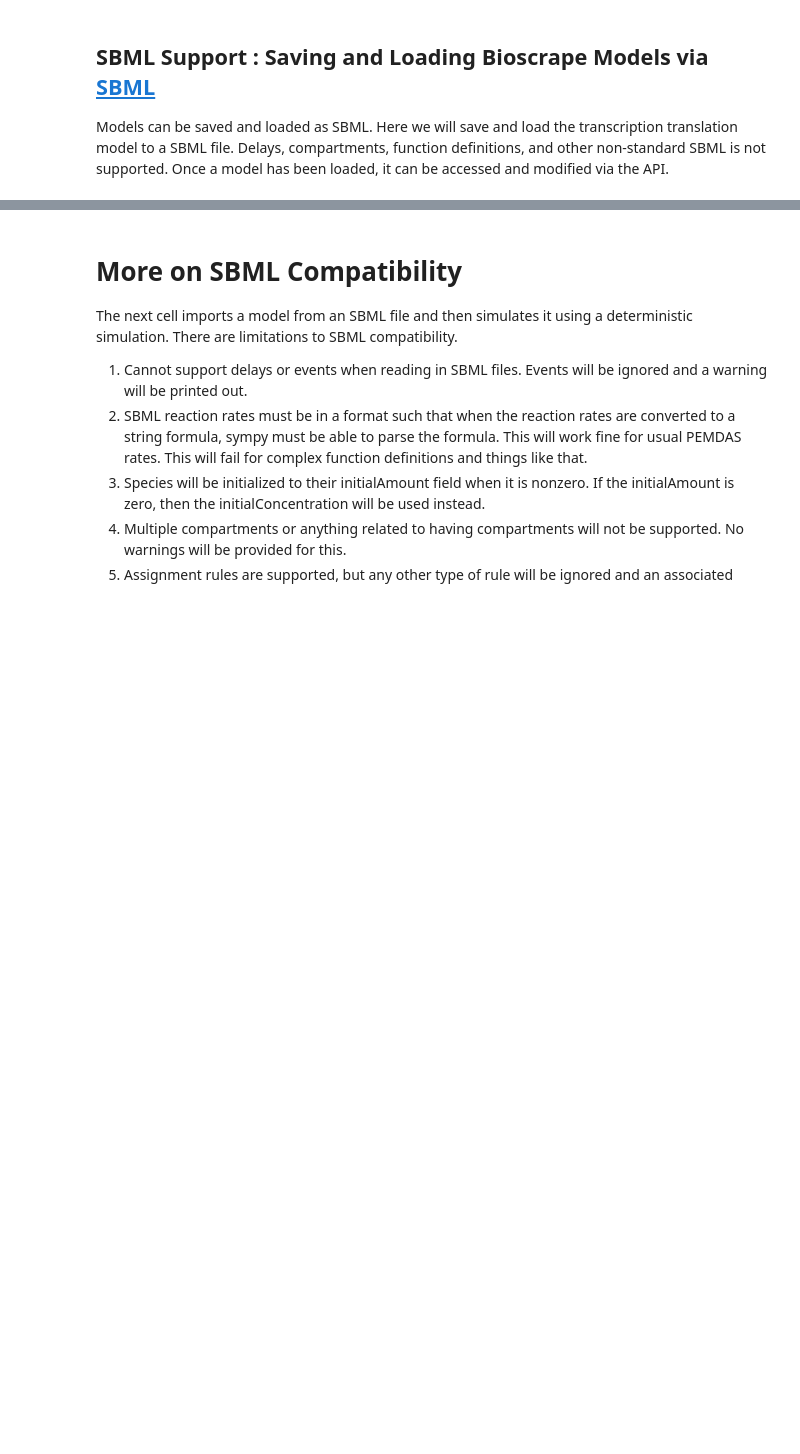
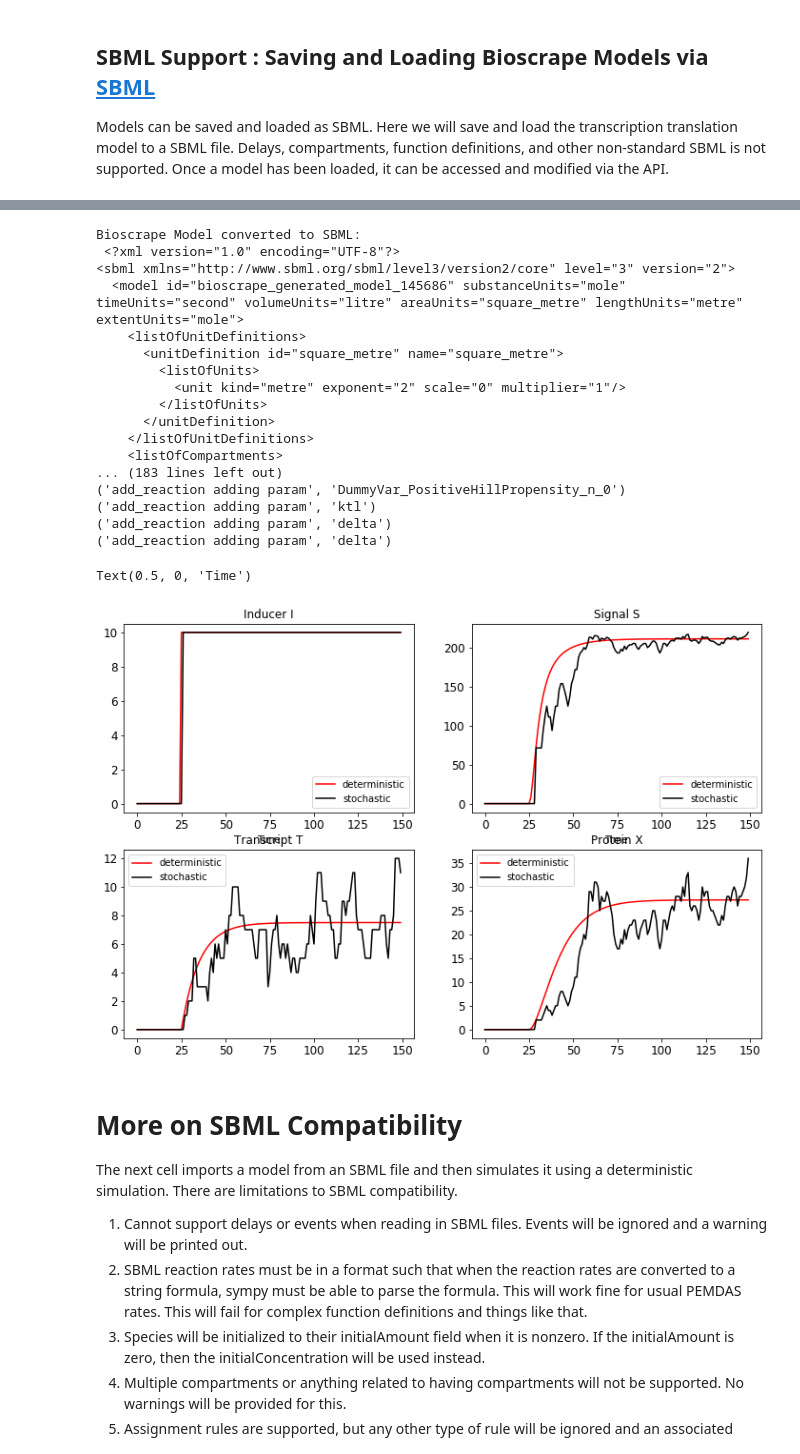
Before and after one commit to biocircuits/bioscrape, a Jupyter notebook: examples/Basic Examples - START HERE.ipynb, the cells around one changed output, grey strips where cells are left out. Drawn from its saved outputs; the diff is of its cells as text; code cells hidden in the pictures; blank space fills up the shorter version.

```diff
--- a/examples/Basic Examples - START HERE.ipynb
+++ b/examples/Basic Examples - START HERE.ipynb
@@ -323,3 +326,67 @@ Bioscrape Model converted to SBML:
+# %%
+M.write_sbml_model('models/txtl_model_sbml.xml')
+
+# Print out the SBML model
+f = open('models/txtl_model_sbml.xml')
+print("Bioscrape Model converted to SBML:\n", f.read())
+
+from bioscrape.sbmlutil import import_sbml
+M_loaded_sbml = import_sbml('models/txtl_model_sbml.xml')
+
+#Simulate the Model deterministically
+timepoints = np.arange(0, 150, 1.0)
+results_det = py_simulate_model(timepoints, Model = M_loaded_sbml) #Returns a Pandas DataFrame
+
+#Simulate the Model Stochastically
+results_stoch = py_simulate_model(timepoints, Model = M_loaded_sbml, stochastic = True)
+
+#Plot the results
+plt.figure(figsize = (12, 8))
+plt.subplot(223)
+plt.title("Transcript T")
+plt.plot(timepoints, results_det["T"], label = "deterministic")
+plt.plot(timepoints, results_stoch["T"], label = "stochastic")
+plt.legend()
+
+plt.subplot(224)
+plt.title("Protein X")
+plt.plot(timepoints, results_det["X"], label = "deterministic")
+plt.plot(timepoints, results_stoch["X"], label = "stochastic")
+plt.legend()
+
+plt.subplot(221)
+plt.title("Inducer I")
+plt.plot(timepoints, results_det["I"], label = "deterministic")
+plt.plot(timepoints, results_stoch["I"], label = "stochastic")
+plt.legend()
+plt.xlabel("Time")
+
+plt.subplot(222)
+plt.title("Signal S")
+plt.plot(timepoints, results_det["S"], label = "deterministic")
+plt.plot(timepoints, results_stoch["S"], label = "stochastic")
+plt.legend()
+plt.xlabel("Time")
+# %% [output]
+Bioscrape Model converted to SBML:
+ <?xml version="1.0" encoding="UTF-8"?>
+<sbml xmlns="http://www.sbml.org/sbml/level3/version2/core" level="3" version="2">
+  <model id="bioscrape_generated_model_145686" substanceUnits="mole" timeUnits="second" volumeUnits="litre" areaUnits="square_metre" lengthUnits="metre" extentUnits="mole">
+    <listOfUnitDefinitions>
+      <unitDefinition id="square_metre" name="square_metre">
+        <listOfUnits>
+          <unit kind="metre" exponent="2" scale="0" multiplier="1"/>
+        </listOfUnits>
+      </unitDefinition>
+    </listOfUnitDefinitions>
+    <listOfCompartments>
+... (183 lines left out)
+('add_reaction adding param', 'DummyVar_PositiveHillPropensity_n_0')
+('add_reaction adding param', 'ktl')
+('add_reaction adding param', 'delta')
+('add_reaction adding param', 'delta')
+Text(0.5, 0, 'Time')
+[figure, added]
 # %% [markdown]
 # More on SBML Compatibility
 
```
Also changed, not shown: parts of 7 cells of this notebook, 4 other files.
